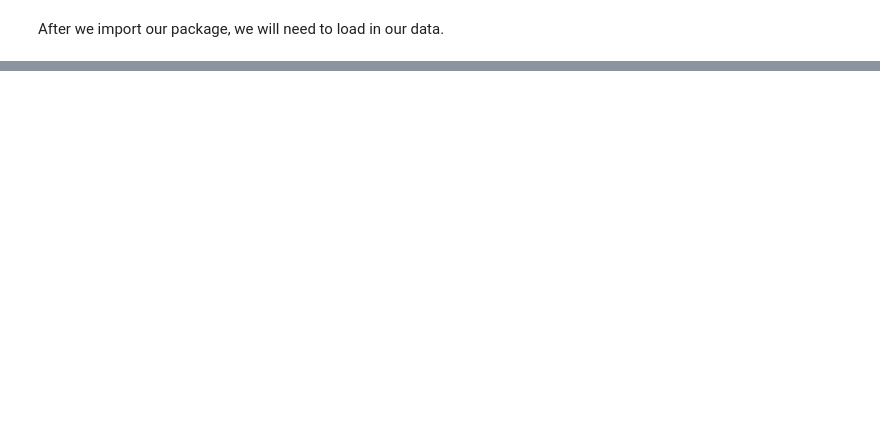
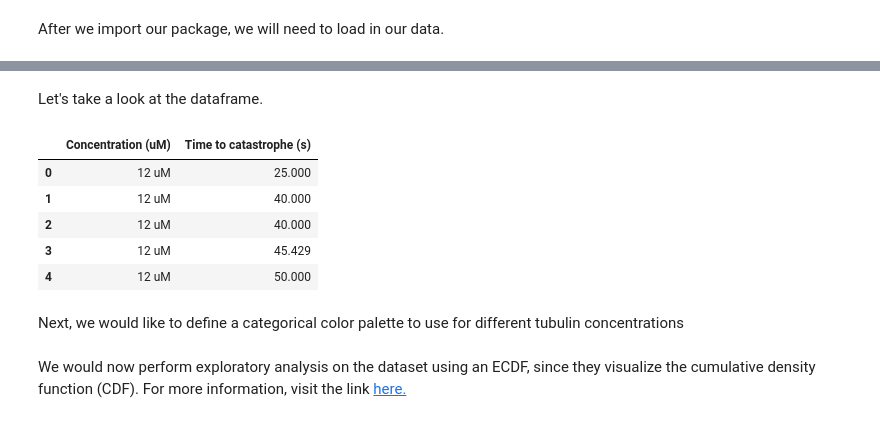
Before and after one commit to joeyta-banerjee/MCAT, a Jupyter notebook: Tutorial.ipynb, the cells around one changed output, grey strips where cells are left out. Saved outputs shown, nothing was run; the diff lists cells and outputs as text; code cells hidden in the pictures; blank space fills up the shorter version.

```diff
--- a/Tutorial.ipynb
+++ b/Tutorial.ipynb
@@ -28,0 +63,20 @@ Docstring:   <no docstring>
+# %%
+# Use pandas.melt() to unpivot the dataframe to get Concentration and Catastrophe time into separate columns
+df_parsed = pd.melt(df, value_vars=list(df.columns.values),
+                    var_name = "Concentration (uM)",
+                    value_name = "Time to catastrophe (s)")
+# Remove missing values
+df_parsed = df_parsed.dropna()
+# %% [markdown]
+Let's take a look at the dataframe.
+# %%
+df_parsed.head()
+# %% [output]
+|  | Concentration (uM) | Time to catastrophe (s) |
+| 0 | 12 uM | 25.000 |
+| 1 | 12 uM | 40.000 |
+| 2 | 12 uM | 40.000 |
+| 3 | 12 uM | 45.429 |
+| 4 | 12 uM | 50.000 |
+# %% [markdown]
+Next, we would like to define a categorical color palette to use for different tubulin concentrations
@@ -28,0 +85,2 @@ Docstring:   <no docstring>
+# %% [markdown]
+We would now perform exploratory analysis on the dataset using an ECDF, since they visualize the cumulative density function (CDF). For more information, visit the link [here.](https://bebi103a.github.io/lessons/06/visualizing_distributions.html)
```
Also changed, not shown: parts of 47 cells of this notebook.
